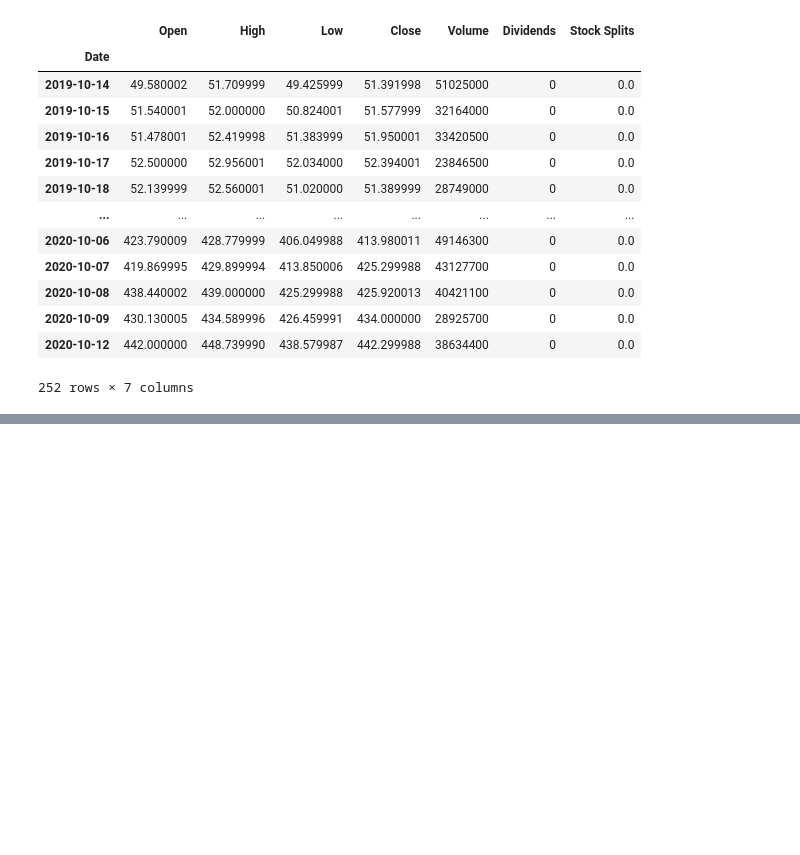
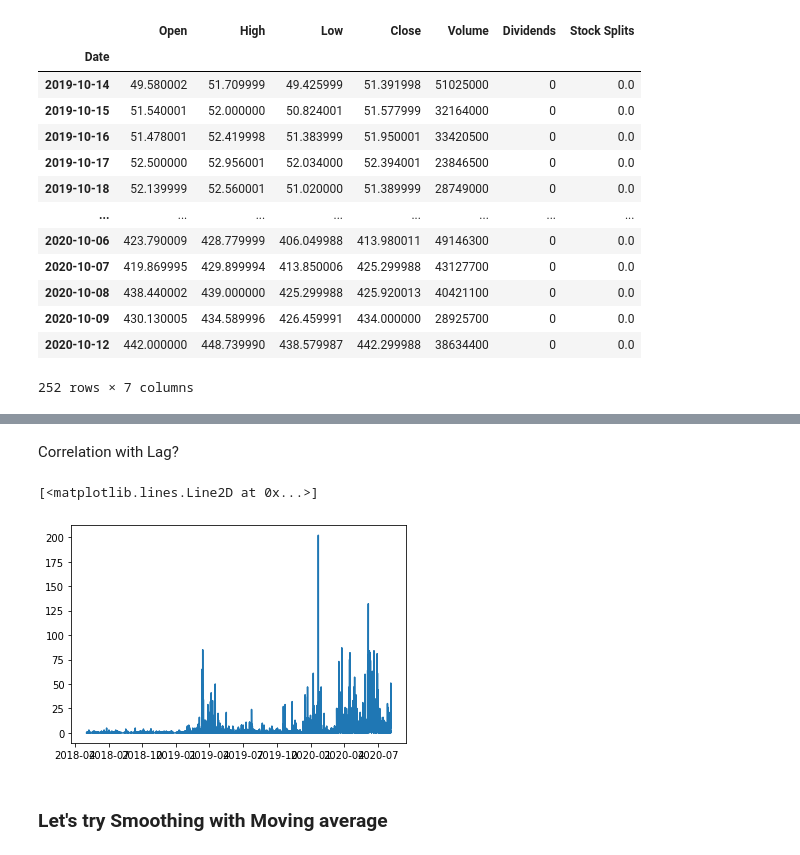
Before and after one commit to DS4A-mathemagicians/robintrack, a Jupyter notebook: robintrack analysis.ipynb, the cells around one changed output, grey strips where cells are left out. Drawn from its saved outputs; the diff is of its cells as text; code cells hidden in the pictures; blank space fills up the shorter version.

```diff
--- a/robintrack analysis.ipynb
+++ b/robintrack analysis.ipynb
@@ -1109,0 +1125,2 @@ ImportError: cannot import name 'get_compression_method' from 'pandas.io.common'
+# %%
+final_user_df = final_user_data.dropna(axis = 1)
@@ -1109,0 +1131,3 @@ ImportError: cannot import name 'get_compression_method' from 'pandas.io.common'
+# %%
+new_index = pd.date_range('2018-05-02 04:00:00', '2020-08-13 21:00:00', freq = 'H')
+final_user_df.index = new_index
@@ -1109,0 +1395,13 @@ ImportError: cannot import name 'get_compression_method' from 'pandas.io.common'
+# %% [markdown]
+Correlation with Lag?
+# %%
+ticker = 'BA'
+df = pd.DataFrame(final_user_df[ticker])
+df['tickers_per_hour'] = ticker_df[ticker]
+# %%
+plt.plot(df['tickers_per_hour'].dropna())
+# %% [output]
+[<matplotlib.lines.Line2D at 0x...>]
+[figure, added]
+# %% [markdown]
+### Let's try Smoothing with Moving average
```
Also changed, not shown: parts of 179 cells of this notebook.
